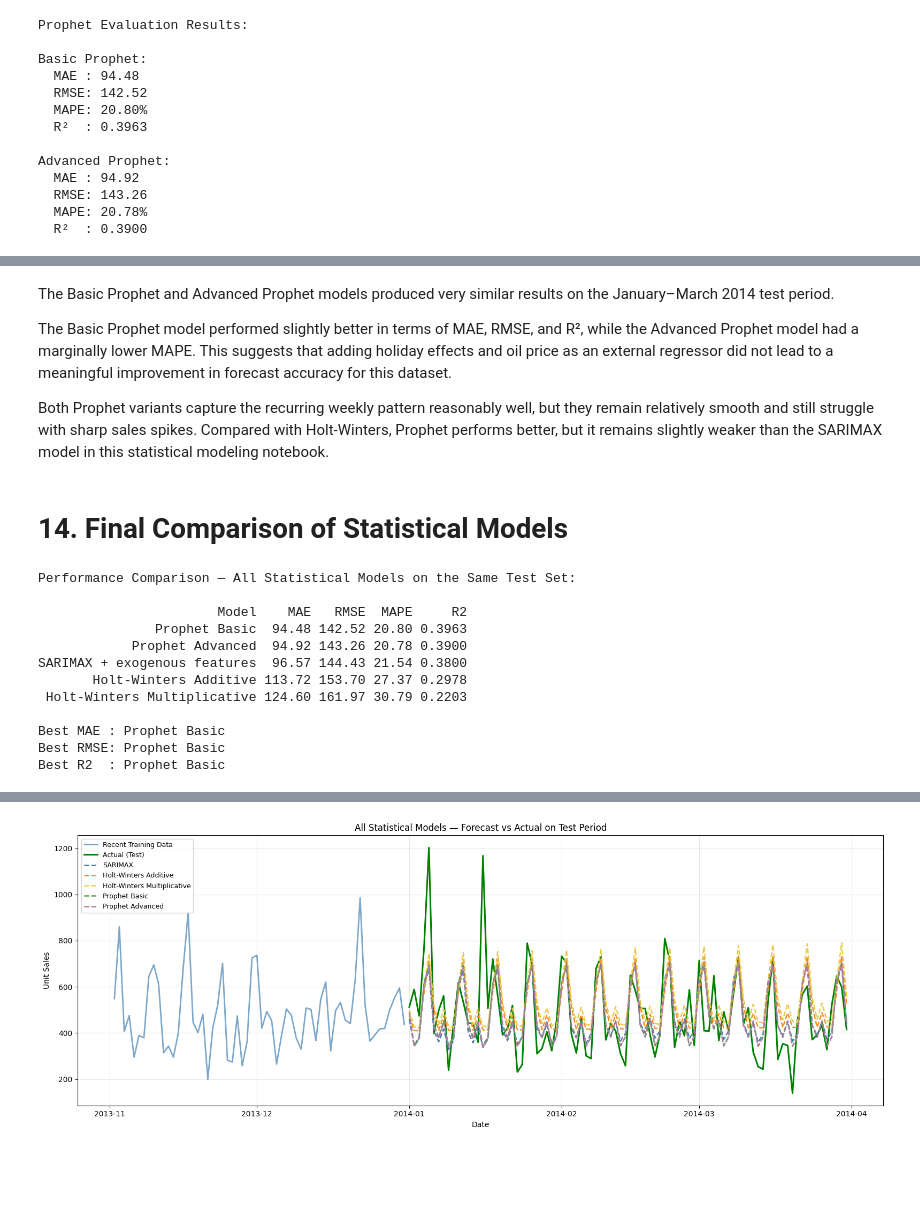
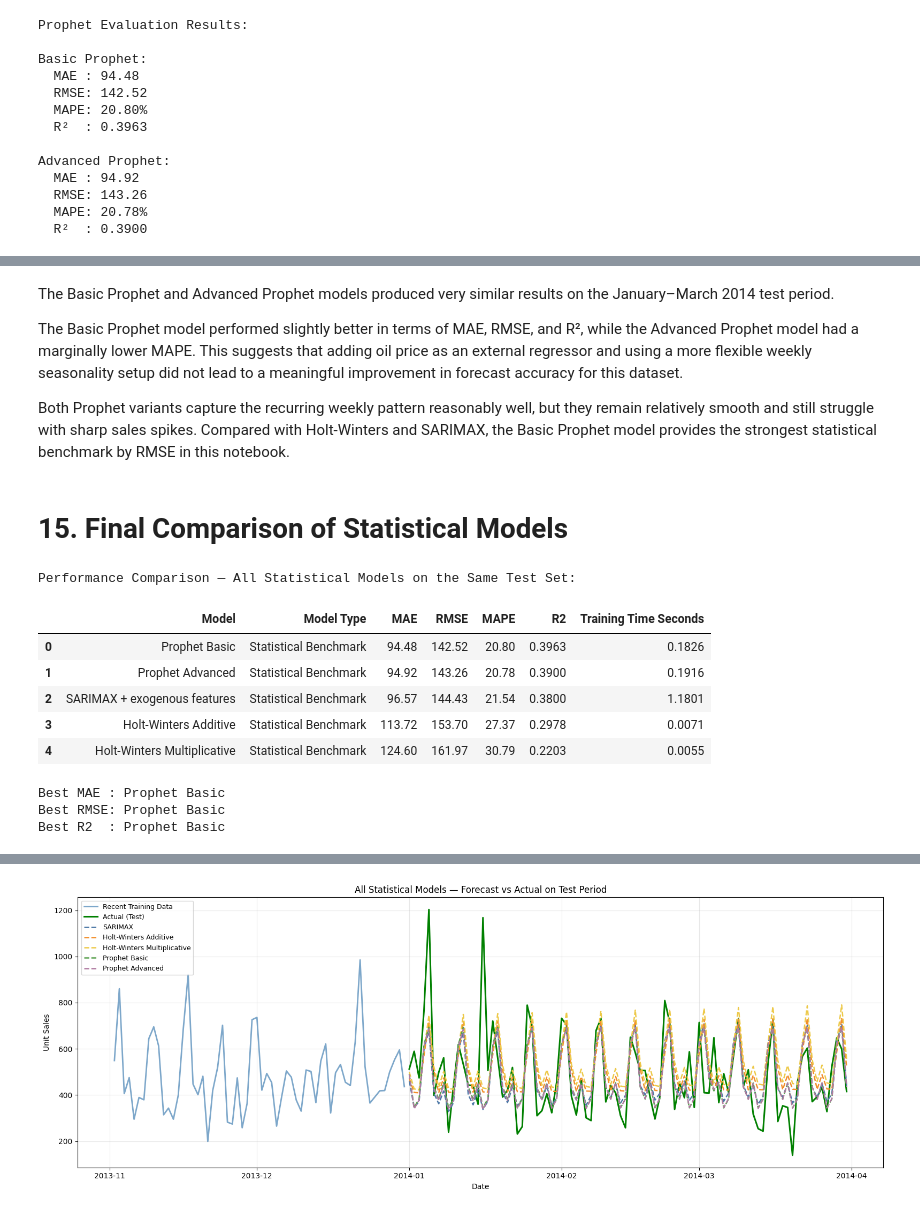
Before and after one commit to sergey-kasatov/time-series-forecasting-project, a Jupyter notebook: notebooks/03_statistical_models.ipynb, the cells around one changed output, grey strips where cells are left out. Cells and saved outputs as stored; diff of their text form; code cells hidden in the pictures; blank space fills up the shorter version.

```diff
--- a/notebooks/03_statistical_models.ipynb
+++ b/notebooks/03_statistical_models.ipynb
@@ -52,7 +55,7 @@ All libraries imported successfully!
 # 2. Data Loading
 # %%
 # Load the cleaned main time series from Week 1
-timeseries = pd.read_csv("../../data/timeseries_cleaned.csv")
+timeseries = pd.read_csv("../data/timeseries_cleaned.csv")
 # %%
 # Display the first rows of the cleaned time series
 timeseries.head()
@@ -452,8 +576,8 @@ sarimax_exog_df["date"] = pd.to_datetime(sarimax_exog_df["date"])
 sarimax_exog_df["is_weekend"] = sarimax_exog_df["date"].dt.dayofweek.isin([5, 6]).astype(int)
 # %%
 # Load external datasets for aligned SARIMAX exogenous features
-oil = pd.read_csv("../../data/processed/oil_interpolated.csv")
-holidays = pd.read_csv("../../data/raw/holidays.csv")
+oil = pd.read_csv("../data/processed/oil_interpolated.csv")
+holidays = pd.read_csv("../data/raw/holidays.csv")
 
 # Convert date columns to datetime
 oil["date"] = pd.to_datetime(oil["date"])
@@ -1078,8 +1310,10 @@ Name: count, dtype: int64
 # %% [markdown]
 The basic Prophet model includes weekly seasonality and holiday effects. Yearly seasonality is disabled because the training period covers approximately one year, which is limited for learning a stable yearly pattern.
 # %%
-# Fit the basic Prophet model
+# Fit the basic Prophet model and measure training time
 print("Fitting Basic Prophet model...")
+
+start_time = time.time()
 
 model_prophet_basic = Prophet(
     daily_seasonality=False,
@@ -1091,5 +1325,8 @@ model_prophet_basic = Prophet(
 
 model_prophet_basic.fit(train_prophet)
 
+prophet_basic_training_time_seconds = time.time() - start_time
+
 print("Basic Prophet fitted successfully!")
+print(f"Basic Prophet training time: {prophet_basic_training_time_seconds:.2f} seconds")
 # %% [output]
@@ -1113,6 +1342,8 @@ The advanced Prophet model extends the basic Prophet setup by adding oil price a
 # and uses a higher Fourier order for the weekly seasonality
 
 print("Fitting Advanced Prophet model (with oil price regressor)...")
+
+start_time = time.time()
 
 model_prophet_adv = Prophet(
     daily_seasonality=False,
@@ -1140,5 +1371,8 @@ prophet_train_adv["dcoilwtico"] = exog_train["oil_price_interpolated"].values
 
 model_prophet_adv.fit(prophet_train_adv)
 
+prophet_advanced_training_time_seconds = time.time() - start_time
+
 print("Advanced Prophet fitted successfully!")
+print(f"Advanced Prophet training time: {prophet_advanced_training_time_seconds:.2f} seconds")
 # %% [output]
@@ -1384,80 +1682,89 @@ Advanced Prophet:
 # %% [markdown]
 The Basic Prophet and Advanced Prophet models produced very similar results on the January–March 2014 test period.
 
-The Basic Prophet model performed slightly better in terms of MAE, RMSE, and R², while the Advanced Prophet model had a marginally lower MAPE. This suggests that adding holiday effects and oil price as an external regressor did not lead to a meaningful improvement in forecast accuracy for this dataset.
+The Basic Prophet model performed slightly better in terms of MAE, RMSE, and R², while the Advanced Prophet model had a marginally lower MAPE. This suggests that adding oil price as an external regressor and using a more flexible weekly seasonality setup did not lead to a meaningful improvement in forecast accuracy for this dataset.
 
-Both Prophet variants capture the recurring weekly pattern reasonably well, but they remain relatively smooth and still struggle with sharp sales spikes. Compared with Holt-Winters, Prophet performs better, but it remains slightly weaker than the SARIMAX model in this statistical modeling notebook.
+Both Prophet variants capture the recurring weekly pattern reasonably well, but they remain relatively smooth and still struggle with sharp sales spikes. Compared with Holt-Winters and SARIMAX, the Basic Prophet model provides the strongest statistical benchmark by RMSE in this notebook.
 # %% [markdown]
-# 14. Final Comparison of Statistical Models
+# 15. Final Comparison of Statistical Models
 # %%
-# Collect all model scores into one comparison table
+# Collect all statistical model scores into one comparison table
 
 all_results = [
     {
         "Model": "SARIMAX + exogenous features",
+        "Model Type": "Statistical Benchmark",
         "MAE": mae_1,
         "RMSE": rmse_1,
         "MAPE": mape_1 * 100,
-        "R2": r2_1
+        "R2": r2_1,
+        "Training Time Seconds": sarimax_training_time_seconds
     },
     {
         "Model": "Holt-Winters Additive",
+        "Model Type": "Statistical Benchmark",
         "MAE": mae_hw_add,
         "RMSE": rmse_hw_add,
         "MAPE": mape_hw_add * 100,
-        "R2": r2_hw_add
+        "R2": r2_hw_add,
+        "Training Time Seconds": hw_add_training_time_seconds
     },
     {
         "Model": "Holt-Winters Multiplicative",
+        "Model Type": "Statistical Benchmark",
         "MAE": mae_hw_mul,
         "RMSE": rmse_hw_mul,
         "MAPE": mape_hw_mul * 100,
-        "R2": r2_hw_mul
+        "R2": r2_hw_mul,
+        "Training Time Seconds": hw_mul_training_time_seconds
     },
     {
         "Model": "Prophet Basic",
+        "Model Type": "Statistical Benchmark",
         "MAE": basic_prophet_scores[0],
         "RMSE": basic_prophet_scores[1],
         "MAPE": basic_prophet_scores[2],
-        "R2": basic_prophet_scores[3]
+        "R2": basic_prophet_scores[3],
+        "Training Time Seconds": prophet_basic_training_time_seconds
     },
     {
         "Model": "Prophet Advanced",
+        "Model Type": "Statistical Benchmark",
         "MAE": advanced_prophet_scores[0],
         "RMSE": advanced_prophet_scores[1],
         "MAPE": advanced_prophet_scores[2],
-        "R2": advanced_prophet_scores[3]
+        "R2": advanced_prophet_scores[3],
+        "Training Time Seconds": prophet_advanced_training_time_seconds
     }
 ]
 
 results_df = pd.DataFrame(all_results)
 
 results_df["MAE"] = results_df["MAE"].round(2)
 results_df["RMSE"] = results_df["RMSE"].round(2)
 results_df["MAPE"] = results_df["MAPE"].round(2)
 results_df["R2"] = results_df["R2"].round(4)
+results_df["Training Time Seconds"] = results_df["Training Time Seconds"].round(4)
 
 # Sort models by RMSE because RMSE is the main comparison metric
 results_df = results_df.sort_values("RMSE").reset_index(drop=True)
 
 print("Performance Comparison — All Statistical Models on the Same Test Set:")
 print()
-print(results_df.to_string(index=False))
+display(results_df)
 print()
 
 print("Best MAE :", results_df.loc[results_df["MAE"].idxmin(), "Model"])
 print("Best RMSE:", results_df.loc[results_df["RMSE"].idxmin(), "Model"])
 print("Best R2  :", results_df.loc[results_df["R2"].idxmax(), "Model"])
 # %% [output]
 Performance Comparison — All Statistical Models on the Same Test Set:
-
-                       Model    MAE   RMSE  MAPE     R2
-               Prophet Basic  94.48 142.52 20.80 0.3963
-            Prophet Advanced  94.92 143.26 20.78 0.3900
-SARIMAX + exogenous features  96.57 144.43 21.54 0.3800
-       Holt-Winters Additive 113.72 153.70 27.37 0.2978
- Holt-Winters Multiplicative 124.60 161.97 30.79 0.2203
-
-Best MAE : Prophet Basic
-Best RMSE: Prophet Basic
-Best R2  : Prophet Basic
+|  | Model | Model Type | MAE | RMSE | MAPE | R2 | Training Time Seconds |
+| 0 | Prophet Basic | Statistical Benchmark | 94.48 | 142.52 | 20.80 | 0.3963 | 0.1826 |
+| 1 | Prophet Advanced | Statistical Benchmark | 94.92 | 143.26 | 20.78 | 0.3900 | 0.1916 |
+| 2 | SARIMAX + exogenous features | Statistical Benchmark | 96.57 | 144.43 | 21.54 | 0.3800 | 1.1801 |
+| 3 | Holt-Winters Additive | Statistical Benchmark | 113.72 | 153.70 | 27.37 | 0.2978 | 0.0071 |
+| 4 | Holt-Winters Multiplicative | Statistical Benchmark | 124.60 | 161.97 | 30.79 | 0.2203 | 0.0055 |
+Best MAE : Prophet Basic
+Best RMSE: Prophet Basic
+Best R2  : Prophet Basic
```
Also changed, not shown: parts of 29 cells of this notebook, 5 other files.
